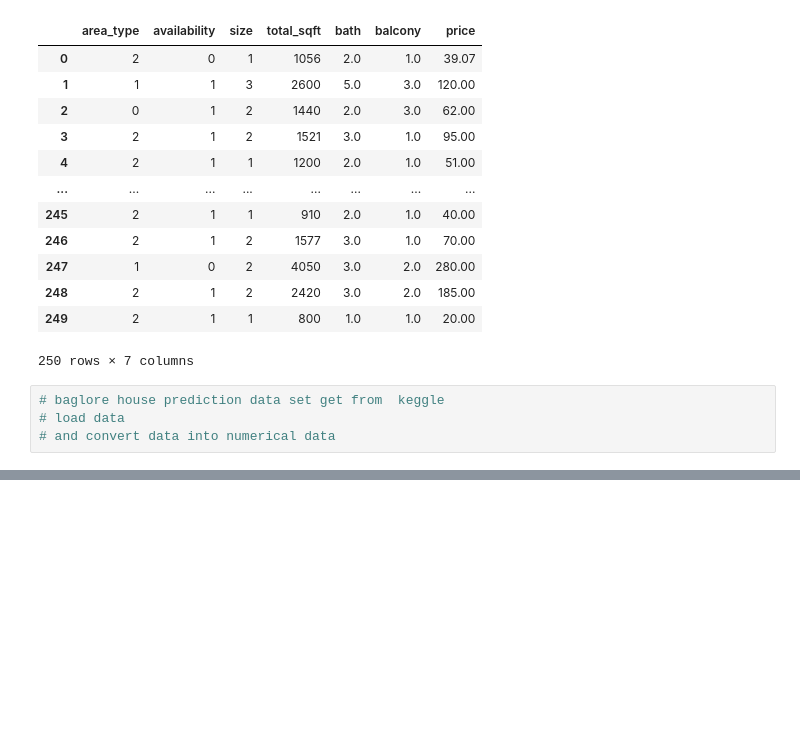
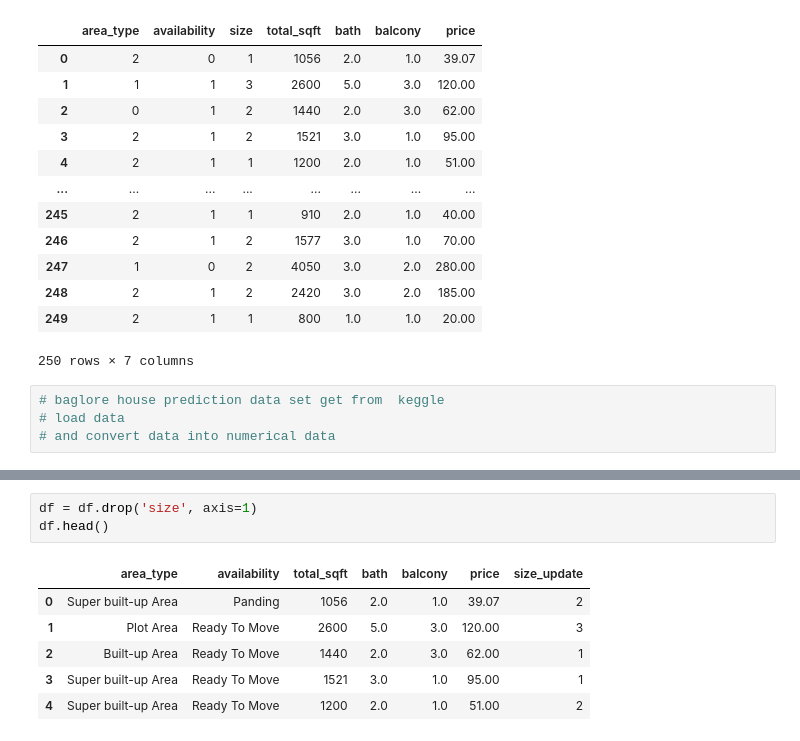
Before and after one commit to ankushgupta05/ML-BY-SISTec-4th-sem, a Jupyter notebook: ML/Encodding/Handle categorical features.ipynb, the cells around one changed output, grey strips where cells are left out. Drawn from its saved outputs; the diff is of its cells as text; blank space fills up the shorter version.

```diff
--- a/ML/Encodding/Handle categorical features.ipynb
+++ b/ML/Encodding/Handle categorical features.ipynb
@@ -514,0 +575,10 @@ df
+# %%
+df = df.drop('size', axis=1)
+df.head()
+# %% [output]
+|  | area_type | availability | total_sqft | bath | balcony | price | size_update |
+| 0 | Super built-up Area | Panding | 1056 | 2.0 | 1.0 | 39.07 | 2 |
+| 1 | Plot Area | Ready To Move | 2600 | 5.0 | 3.0 | 120.00 | 3 |
+| 2 | Built-up Area | Ready To Move | 1440 | 2.0 | 3.0 | 62.00 | 1 |
+| 3 | Super built-up Area | Ready To Move | 1521 | 3.0 | 1.0 | 95.00 | 1 |
+| 4 | Super built-up Area | Ready To Move | 1200 | 2.0 | 1.0 | 51.00 | 2 |
```
Also changed, not shown: parts of 5 cells of this notebook.
